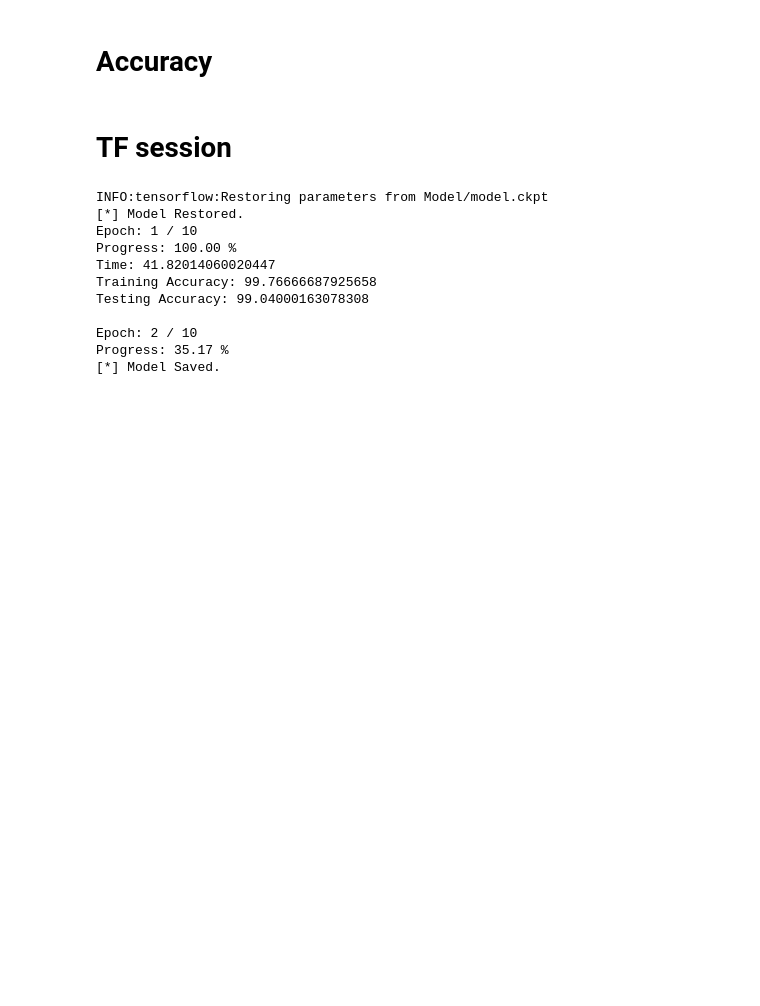
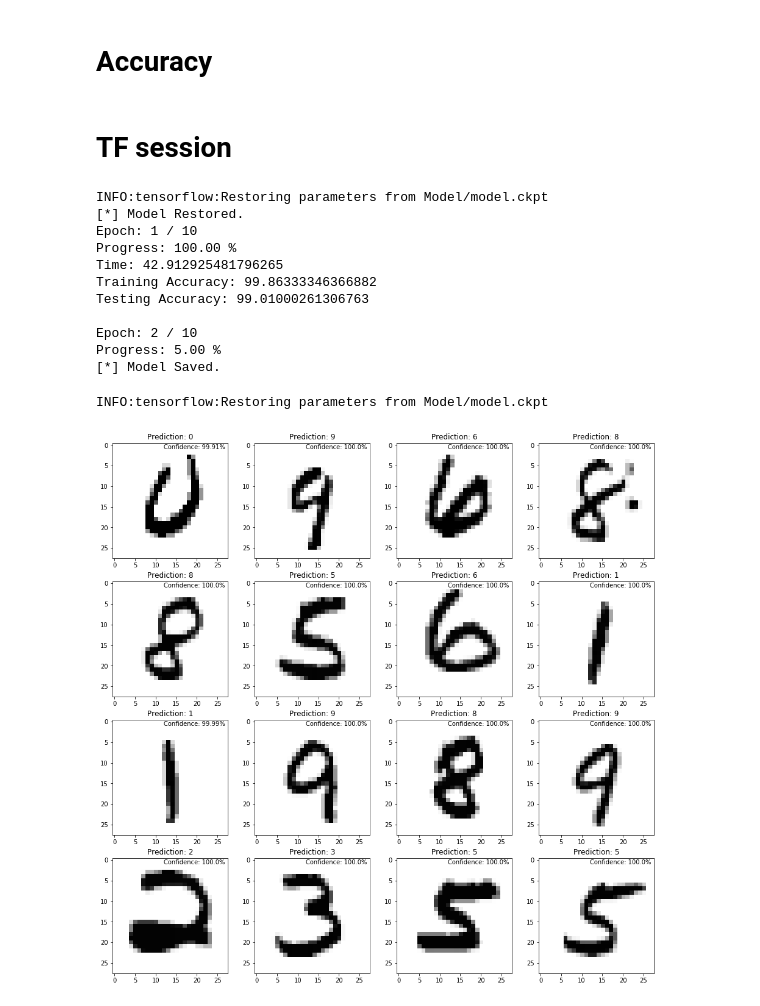
Before and after one commit to ShivamShrirao/mnist_cnn_tf, a Jupyter notebook: cnn_tf.ipynb, the cells around one changed output. Drawn from its saved outputs; the diff is of its cells as text; code cells hidden in the pictures; blank space fills up the shorter version.

Commit message:
restore and demo

```diff
--- a/cnn_tf.ipynb
+++ b/cnn_tf.ipynb
@@ -74,8 +74,8 @@ optimizer = tf.train.AdamOptimizer(learning_rate=0.001).minimize(cost)
 # %% [markdown]
 # Accuracy
 # %%
-correct_pred = tf.equal(y_pred_val, y_true)
-accuracy = tf.reduce_mean(tf.cast(correct_pred, tf.float32))
+correct_preds = tf.equal(y_pred_val, y_true)
+accuracy = tf.reduce_mean(tf.cast(correct_preds, tf.float32))
 # %%
 num_epochs = 10
 batch_size = 100
@@ -86,9 +86,9 @@ from time import time
 # %%
 saver = tf.train.Saver()
 # %%
-def batch_gen(batch_size):
-    cut=np.random.randint(0,train_labels.shape[0]-batch_size)
-    return train_data[cut:cut+batch_size], train_labels[cut:cut+batch_size]
+def batch_gen(t_data, t_labels, batch_size):
+    cut=np.random.randint(0,t_labels.shape[0]-batch_size)
+    return t_data[cut:cut+batch_size], t_labels[cut:cut+batch_size]
 # %%
 with tf.Session() as sess:
     sess.run(tf.global_variables_initializer())
@@ -105,8 +105,8 @@ with tf.Session() as sess:
             print("Epoch:",(epoch+1),"/",num_epochs)
             for batch in range(0,totl,batch_size):
                 print("\rProgress: %.2f" % (batch*100/totl),'%', end='')
-                x_batch, y_label_batch = batch_gen(batch_size)
-                feed_dict = {x:x_batch, y_label: y_label_batch, rate: 0.2}
+                x_batch, y_label_batch = batch_gen(train_data,train_labels,batch_size)
+                feed_dict = {x:x_batch, y_label: y_label_batch}
                 sess.run(optimizer, feed_dict=feed_dict)
                 train_acc += sess.run(accuracy, feed_dict=feed_dict)
 
@@ -114,7 +114,7 @@ with tf.Session() as sess:
             train_acc /= int(len(train_labels)/batch_size)
             print("Time:",(time()-strt))
             print("Training Accuracy:",train_acc*100)
-            feed_dict = {x:test_data, y_label: test_labels, rate: 0}
+            feed_dict = {x:test_data, y_label: test_labels}
             test_acc = sess.run(accuracy, feed_dict=feed_dict)
             print("Testing Accuracy:",test_acc*100,'\n')
     except KeyboardInterrupt:
@@ -126,10 +126,27 @@ INFO:tensorflow:Restoring parameters from Model/model.ckpt
 [*] Model Restored.
 Epoch: 1 / 10
 Progress: 100.00 %
-Time: 41.82014060020447
-Training Accuracy: 99.76666687925658
-Testing Accuracy: 99.04000163078308
+Time: 42.912925481796265
+Training Accuracy: 99.86333346366882
+Testing Accuracy: 99.01000261306763
 
 Epoch: 2 / 10
-Progress: 35.17 %
+Progress: 5.00 %
 [*] Model Saved.
+# %%
+with tf.Session() as sess:
+    sess.run(tf.global_variables_initializer())
+    saver.restore(sess,"Model/model.ckpt")
+    x_d, y_l = batch_gen(test_data, test_labels, 16)
+    feed_dict = {x:x_d, y_label: y_l}
+    vals = sess.run(y_pred, feed_dict=feed_dict)
+    fig, ax = plt.subplots(nrows=4,ncols=4,figsize=[16,16])
+    fig.patch.set_facecolor('white')
+    for i,axi in enumerate(ax.flat):
+        ans=np.argmax(vals[i])
+        axi.set_title('Prediction: {}'.format(ans))
+        axi.text(12, 1,'Confidence: {}'.format(str(round(vals[i][ans]*100,2))+"%"))
+        axi.imshow(x_d[i].reshape(28,28), cmap='Greys')
+# %% [output]
+INFO:tensorflow:Restoring parameters from Model/model.ckpt
+[figure, added]
```
Also changed, not shown: 2 other files.
